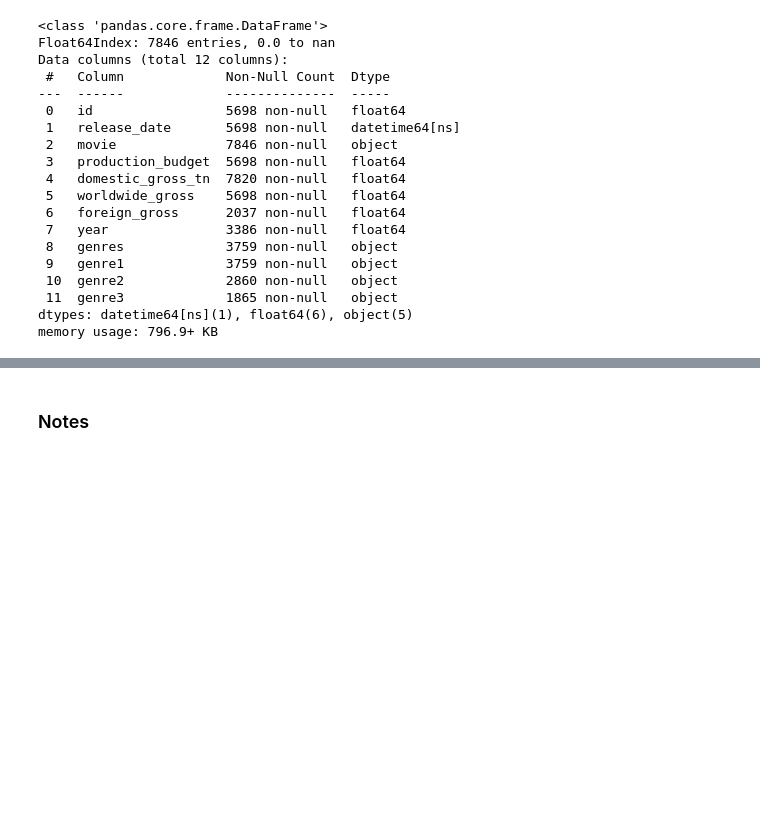
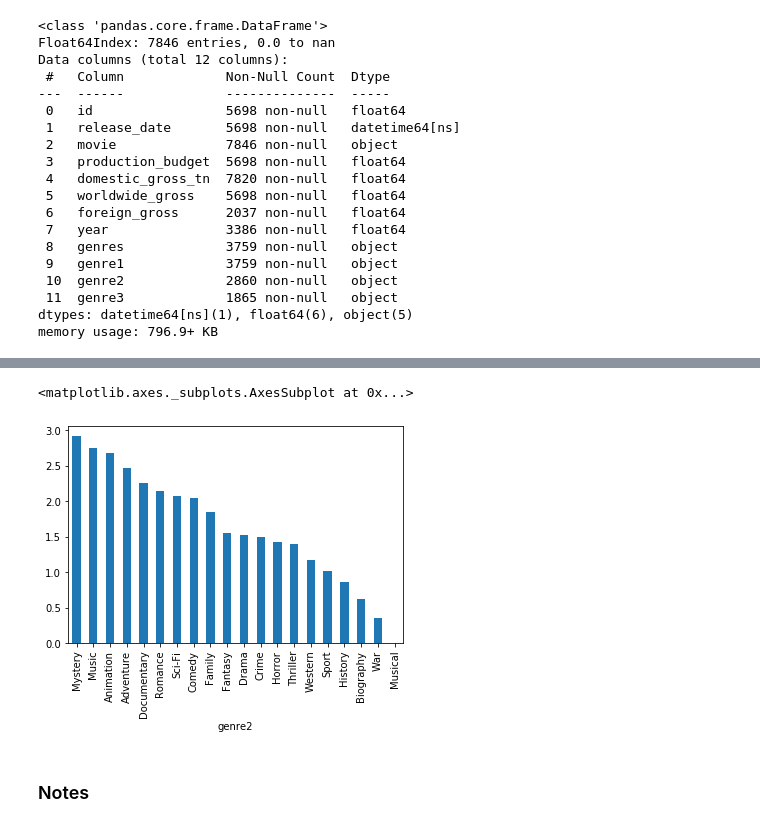
Before and after one commit to pvtsai/CXPT, a Jupyter notebook: cxpt-cong-workbook.ipynb, the cells around one changed output, grey strips where cells are left out. Drawn from its saved outputs; the diff is of its cells as text; code cells hidden in the pictures; blank space fills up the shorter version.

```diff
--- a/cxpt-cong-workbook.ipynb
+++ b/cxpt-cong-workbook.ipynb
@@ -557,0 +651,2 @@ memory usage: 796.9+ KB
+# %%
+genre2_vs_mom = tbi_since1990.groupby(['genre2']).median().sort_values(by='global_mom',ascending=False)['global_mom']
@@ -558,3 +698,8 @@ memory usage: 796.9+ KB
+# %%
+genre2_vs_mom.plot.bar()
+# %% [output]
+<matplotlib.axes._subplots.AxesSubplot at 0x...>
+[figure, added]
 # %% [markdown]
 ### Notes
 # %%
```
Also changed, not shown: parts of 17 cells of this notebook.
